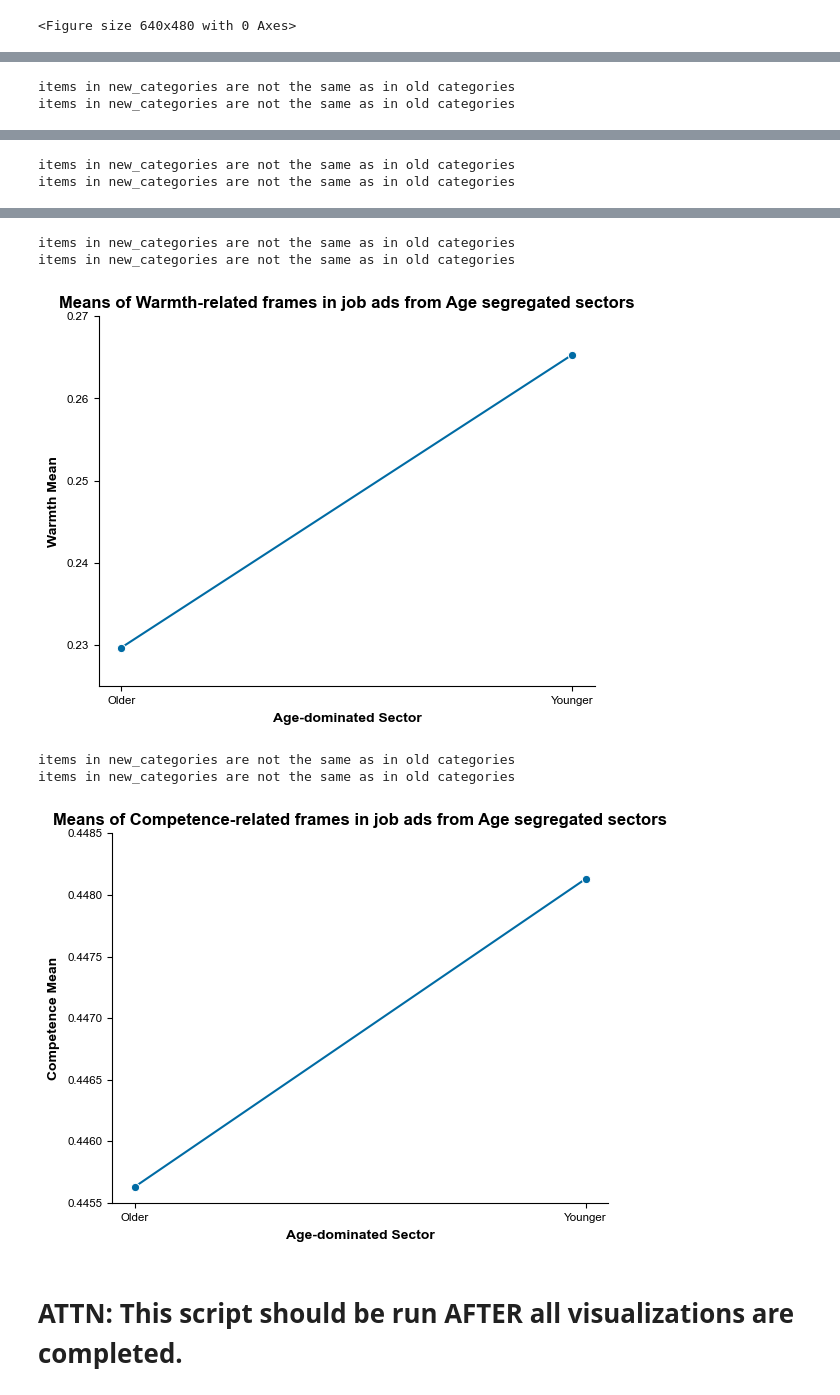
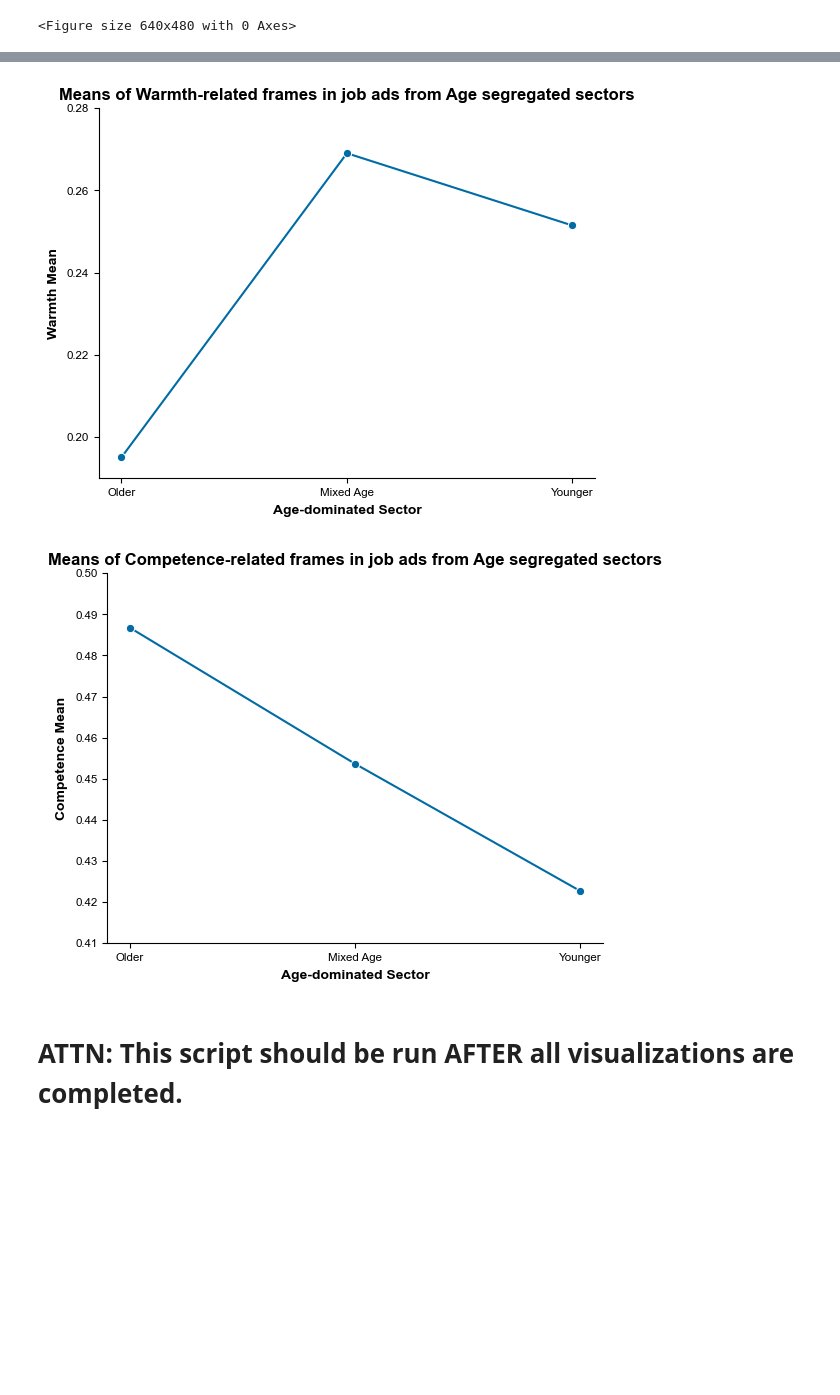
Before and after one commit to noon-abdulqadir/Automating_Equity1_Code, a Jupyter notebook: 1. Cleaning and Preprocessing/6. manual_data_descriptives_visualization_and_tables.ipynb, the cells around one changed output, grey strips where cells are left out. Saved outputs shown, nothing was run; the diff lists cells and outputs as text; code cells hidden in the pictures; blank space fills up the shorter version.

```diff
--- a/1. Cleaning and Preprocessing/6. manual_data_descriptives_visualization_and_tables.ipynb
+++ b/1. Cleaning and Preprocessing/6. manual_data_descriptives_visualization_and_tables.ipynb
@@ -282,7 +360,7 @@ ax.legend(['Absent', 'Present'])
 
 for container in ax.containers:
     labels = [f'{width:.1f}%' for v in container if float(width:= v.get_width())]
-    ax.bar_label(container, labels=labels, label_type='center', color='white')
+    ax.bar_label(container, labels=labels, label_type='center', color='white', weight='bold')
     ax.set_xlabel('% Job Ad Sentences')
 
 for i, tick_label in enumerate(ax.get_ymajorticklabels()):
@@ -308,18 +386,20 @@ fig, axs = plt.subplots(1, 2)
 fig.suptitle('Training Dataset: Gender and Age Sentence Percentages')
 
 df_gender_transposed.plot(
-    kind='bar', legend=True, stacked=True, ax=axs[0], color=['C5', 'C2', 'C0']
+    kind='bar', legend=True, stacked=True, ax=axs[0], color=['C2', 'C0', 'C5']
 )
 df_age_transposed.plot(
-    kind='bar', legend=True, stacked=True, ax=axs[1], color=['C5', 'C2', 'C0']
+    kind='bar', legend=True, stacked=True, ax=axs[1], color=['C0', 'C2', 'C5']
 )
 
 for ax in axs:
     for container in ax.containers:
         labels = [f'{height:.1f}%' for v in container if float(height:= v.get_height())]
-        ax.bar_label(container, labels=labels, label_type='center', color='white')
-        ax.legend(loc='upper right', fontsize=8)
+        ax.bar_label(container, labels=labels, label_type='center', color='white', weight='bold')
         ax.set_ylabel('% Job Ad Sentences')
+        handles, labels = ax.get_legend_handles_labels()
+        order = [2, 1, 0] if 'Older' in labels else [2, 0, 1]
+        ax.legend([handles[idx] for idx in order],[labels[idx] for idx in order], loc='upper right', fontsize=8, )
 
 for save_format in ['eps', 'png']:
     fig.savefig(
@@ -372,7 +451,28 @@ def make_lineplot(df, iv, dv):
 # %%
 # Make line plots
 for iv, dv in tqdm_product(['Gender', 'Age'], ['Warmth', 'Competence']):
-    make_lineplot(df_manual, iv=iv, dv=dv)
+    df_manual = categorize_df_gender_age(df_manual)
+
+    title = f'Means of {df_manual}-related frames in job ads from {iv} segregated sectors'
+    data = df.groupby(iv)[df_manual].agg('mean')
+
+    line_plot = sns.lineplot(
+        data=data.astype(float), marker='o', legend='full'
+    )
+    line_plot.set(
+        title=title,
+        xlabel=f'{iv}-dominated Sector',
+        ylabel=f'{dv} Mean',
+    )
+    fig = line_plot.get_figure()
+
+    for save_format in ['eps', 'png']:
+        fig.savefig(
+            f'{plot_save_path}Line Plot - Manually Annotated {iv} x {dv} Sentences.{save_format}',
+            format=save_format, dpi=3000, bbox_inches='tight'
+        )
+    plt.show()
+    plt.clf()
+    plt.cla()
+    plt.close()
 # %% [output]
-items in new_categories are not the same as in old categories
-items in new_categories are not the same as in old categories
@@ -380,2 +479,0 @@ items in new_categories are not the same as in old categories
-items in new_categories are not the same as in old categories
-items in new_categories are not the same as in old categories
@@ -383,9 +481,5 @@ items in new_categories are not the same as in old categories
-items in new_categories are not the same as in old categories
-items in new_categories are not the same as in old categories
-[figure, old version]
+[figure, new version]
-items in new_categories are not the same as in old categories
-items in new_categories are not the same as in old categories
-[figure, old version]
+[figure, new version]
 # %% [markdown]
 # ATTN: This script should be run AFTER all visualizations are completed.
 # %% [markdown]
```
Also changed, not shown: parts of 22 cells of this notebook, 7 other files.
